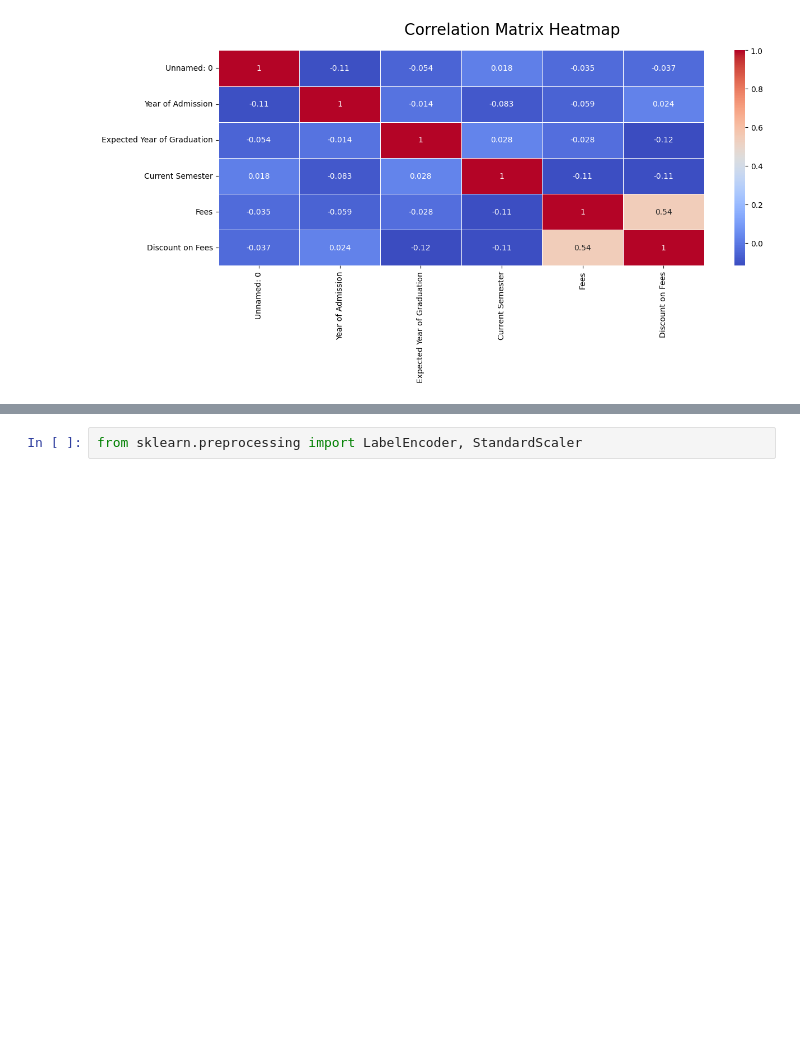
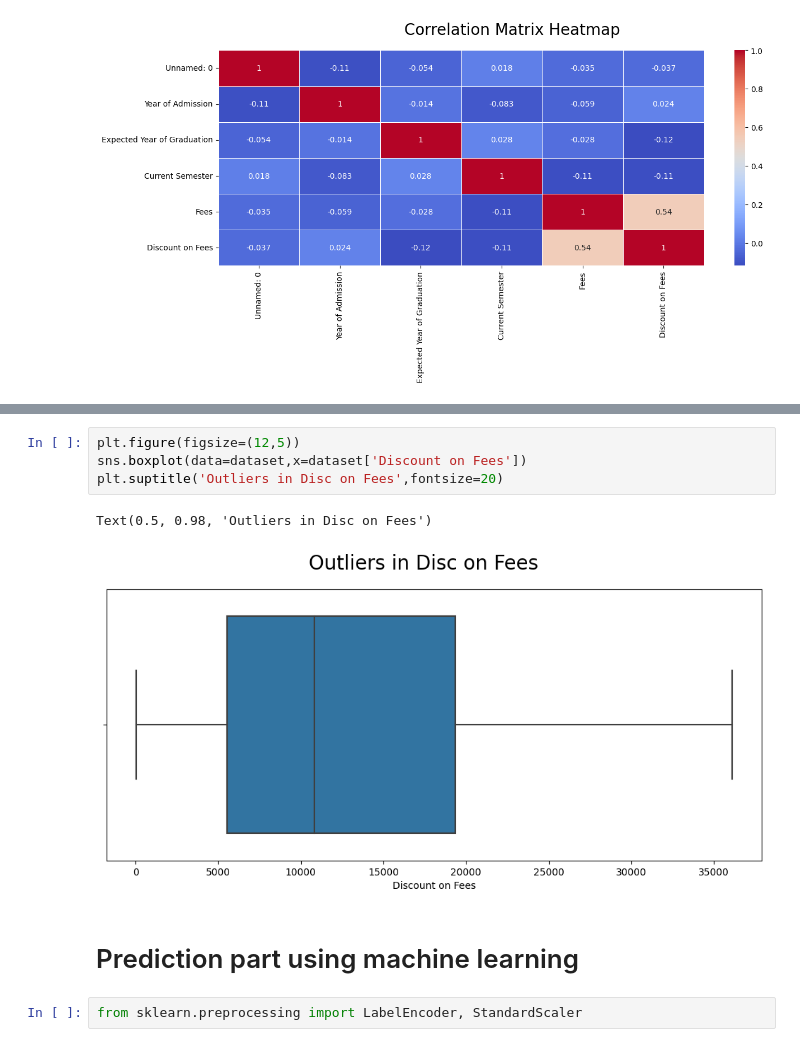
Before and after one commit to Rishisrv147025/Data_Analysis_and_Business_Intellegence, a Jupyter notebook: Python_Data_Science_project/IIT_Admission_analysis/IIT_ML_Analysis.ipynb, the cells around one changed output, grey strips where cells are left out. Drawn from its saved outputs; the diff is of its cells as text; blank space fills up the shorter version.

```diff
--- a/Python_Data_Science_project/IIT_Admission_analysis/IIT_ML_Analysis.ipynb
+++ b/Python_Data_Science_project/IIT_Admission_analysis/IIT_ML_Analysis.ipynb
@@ -149,3 +173,12 @@ sns.pairplot(dataset)
+# %%
+plt.figure(figsize=(12,5))
+sns.boxplot(data=dataset,x=dataset['Discount on Fees'])
+plt.suptitle('Outliers in Disc on Fees',fontsize=20)
+# %% [output]
+Text(0.5, 0.98, 'Outliers in Disc on Fees')
+[figure, added]
+# %% [markdown]
+# Prediction part using machine learning
 # %%
 from sklearn.preprocessing import LabelEncoder, StandardScaler
 # %%
```
Also changed, not shown: parts of 23 cells of this notebook.
